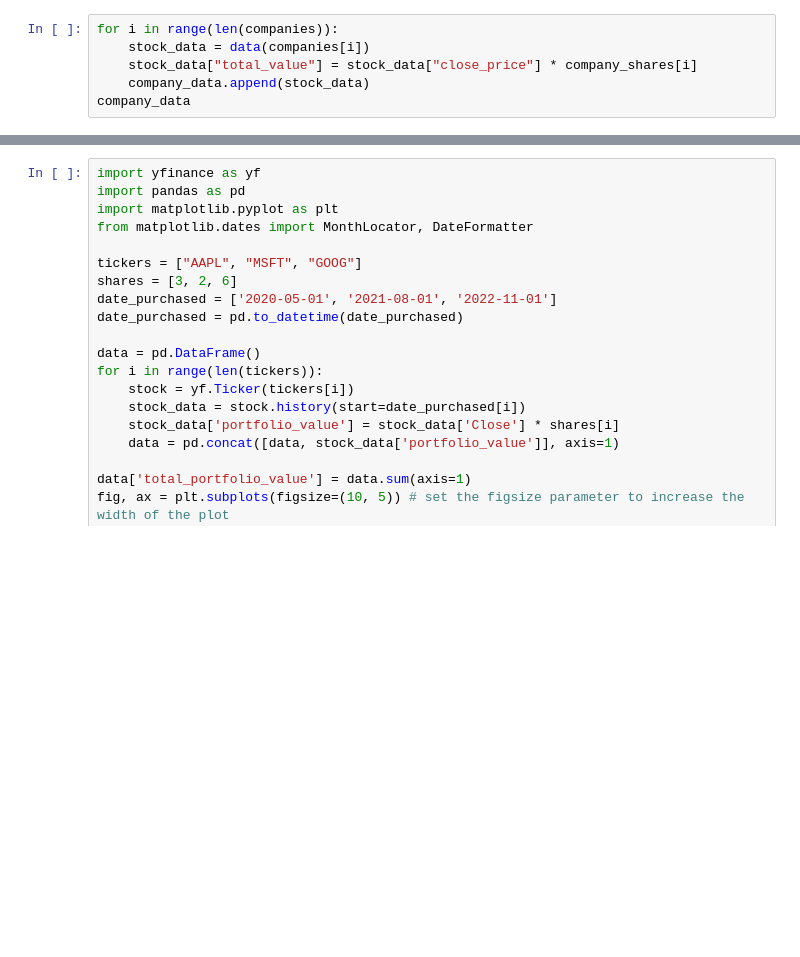
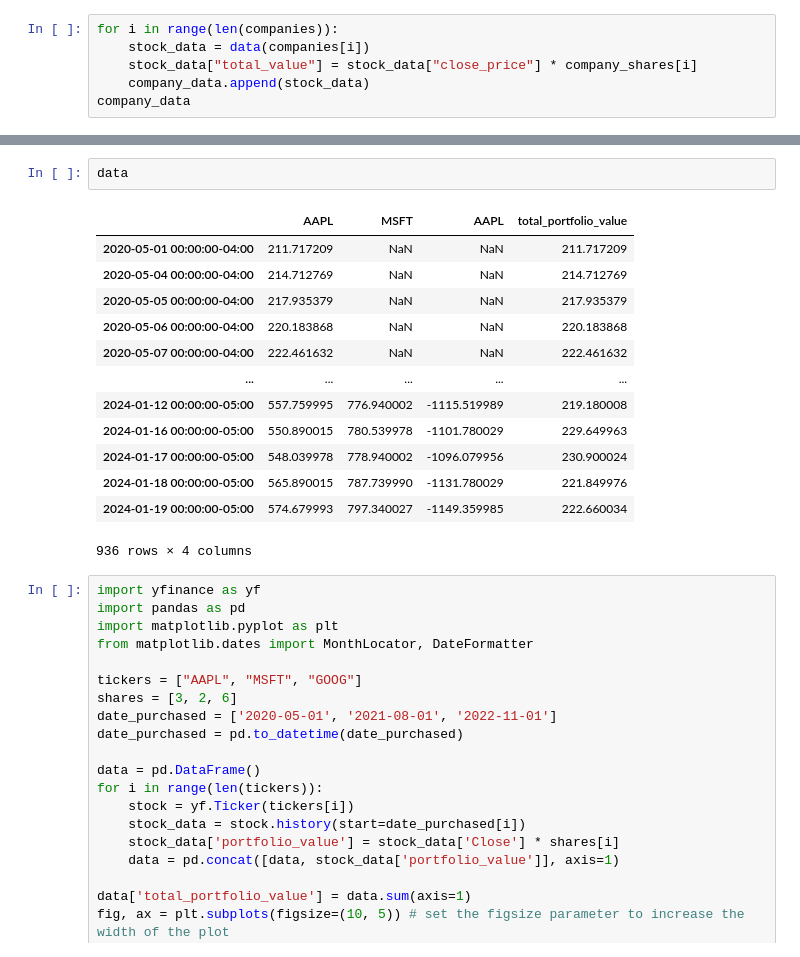
Before and after one commit to RuiGene/stock_search, a Jupyter notebook: x.ipynb, the cells around one changed output, grey strips where cells are left out. Saved outputs shown, nothing was run; the diff lists cells and outputs as text; blank space fills up the shorter version.

```diff
--- a/x.ipynb
+++ b/x.ipynb
@@ -116,3 +129,19 @@ plt.show()
+# %%
+data
+# %% [output]
+|  | AAPL | MSFT | AAPL | total_portfolio_value |
+| 2020-05-01 00:00:00-04:00 | 211.717209 | NaN | NaN | 211.717209 |
+| 2020-05-04 00:00:00-04:00 | 214.712769 | NaN | NaN | 214.712769 |
+| 2020-05-05 00:00:00-04:00 | 217.935379 | NaN | NaN | 217.935379 |
+| 2020-05-06 00:00:00-04:00 | 220.183868 | NaN | NaN | 220.183868 |
+| 2020-05-07 00:00:00-04:00 | 222.461632 | NaN | NaN | 222.461632 |
+| ... | ... | ... | ... | ... |
+| 2024-01-12 00:00:00-05:00 | 557.759995 | 776.940002 | -1115.519989 | 219.180008 |
+| 2024-01-16 00:00:00-05:00 | 550.890015 | 780.539978 | -1101.780029 | 229.649963 |
+| 2024-01-17 00:00:00-05:00 | 548.039978 | 778.940002 | -1096.079956 | 230.900024 |
+| 2024-01-18 00:00:00-05:00 | 565.890015 | 787.739990 | -1131.780029 | 221.849976 |
+| 2024-01-19 00:00:00-05:00 | 574.679993 | 797.340027 | -1149.359985 | 222.660034 |
+936 rows × 4 columns
 # %%
 import yfinance as yf
 import pandas as pd
```
Also changed, not shown: parts of 4 cells of this notebook, 1 other file.
